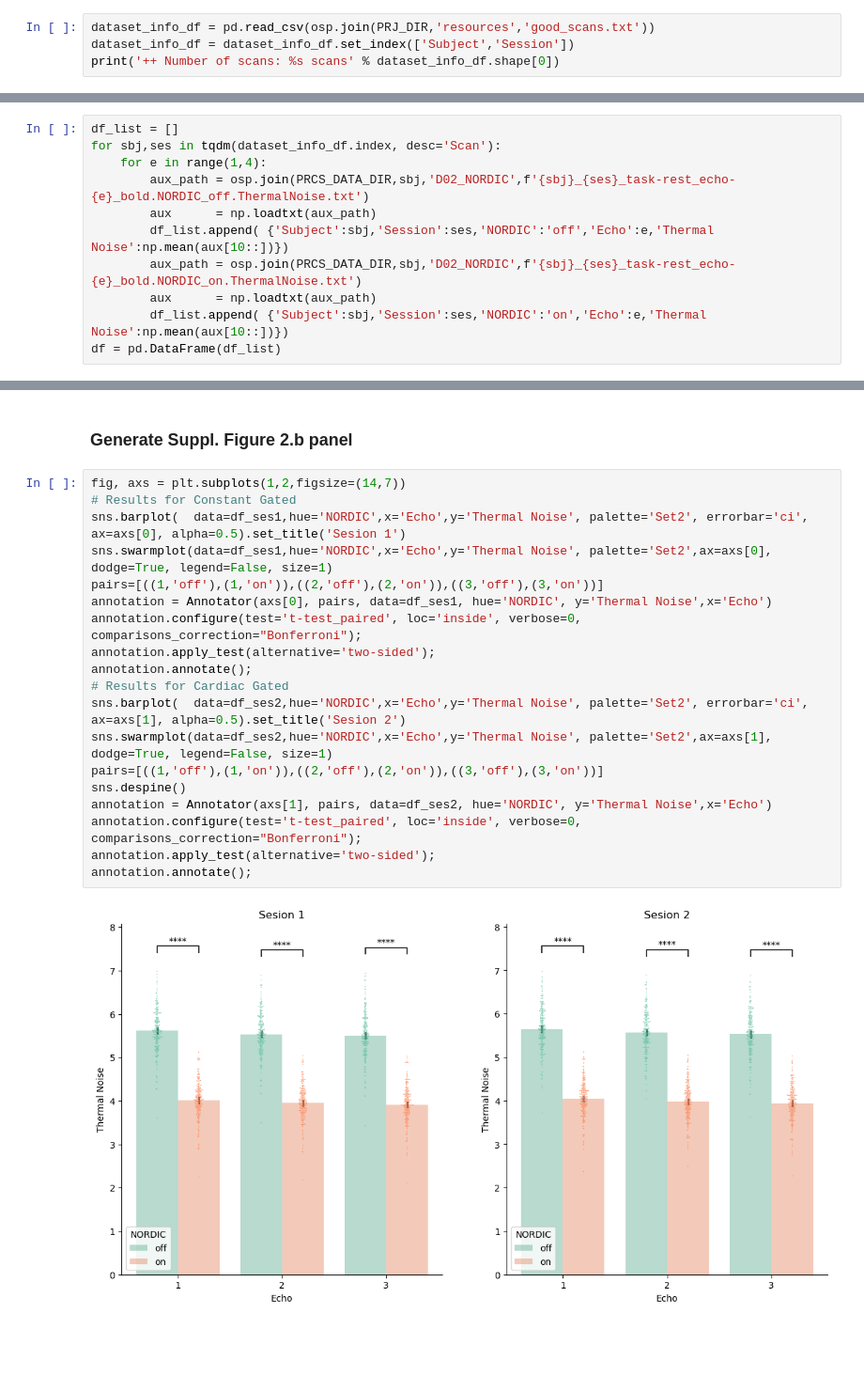
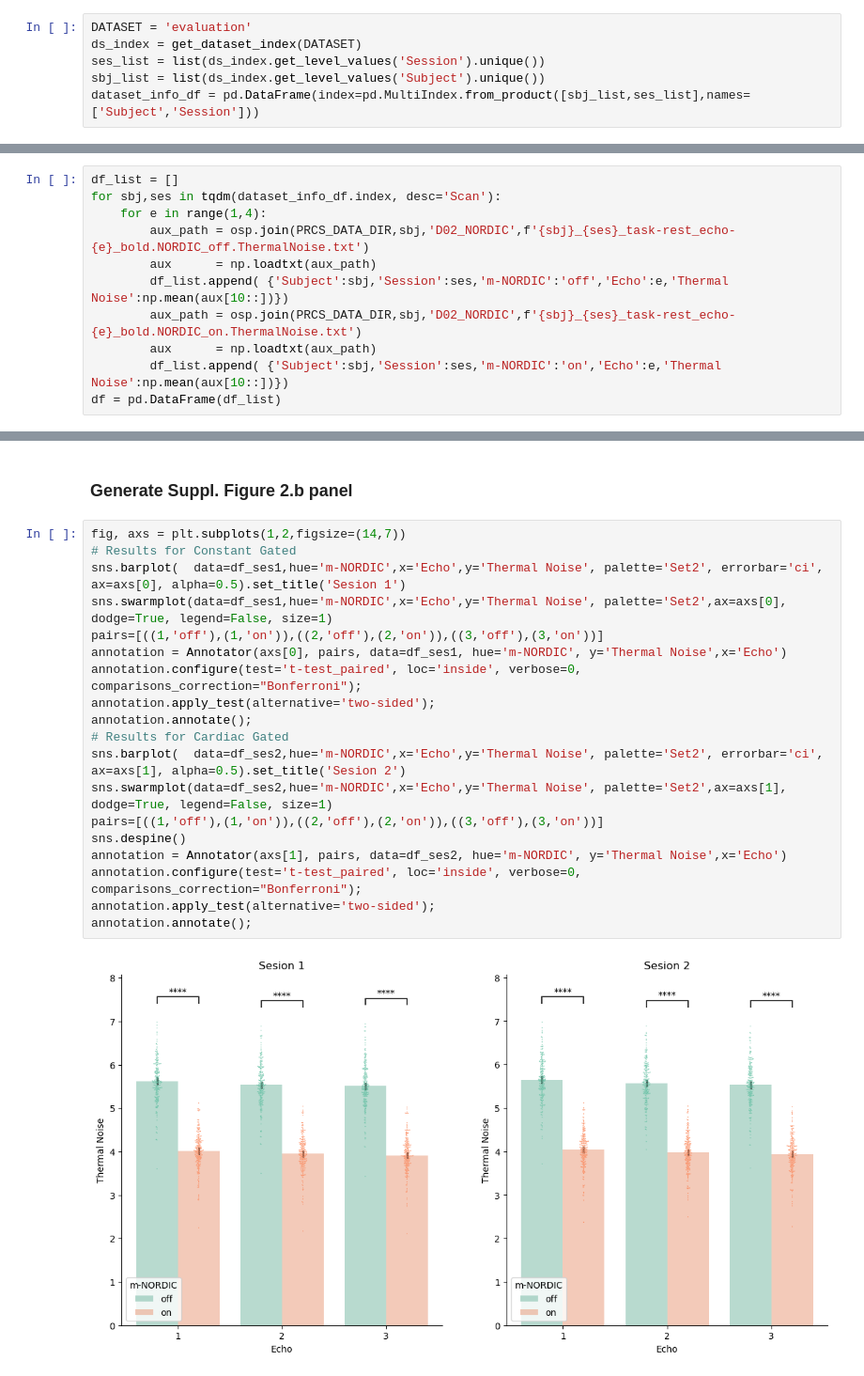
Before and after one commit to javiergcas/me_staticfc, a Jupyter notebook: code/notebooks/N01_ThermalNoise_beforeAfter_NORDIC.evaluation.ipynb, the cells around one changed output, grey strips where cells are left out. Shown at 94% size. Saved outputs shown, nothing was run; the diff lists cells and outputs as text; blank space fills up the shorter version.

```diff
--- a/code/notebooks/N01_ThermalNoise_beforeAfter_NORDIC.evaluation.ipynb
+++ b/code/notebooks/N01_ThermalNoise_beforeAfter_NORDIC.evaluation.ipynb
@@ -26,7 +28,9 @@ import matplotlib.pyplot as plt
 
 ### Load list of scans from the Evaluation dataset entering the final set of analyses
 # %%
-dataset_info_df = pd.read_csv(osp.join(PRJ_DIR,'resources','good_scans.txt'))
-dataset_info_df = dataset_info_df.set_index(['Subject','Session'])
-print('++ Number of scans: %s scans' % dataset_info_df.shape[0])
+DATASET = 'evaluation'
+ds_index = get_dataset_index(DATASET)
+ses_list = list(ds_index.get_level_values('Session').unique())
+sbj_list = list(ds_index.get_level_values('Subject').unique())
+dataset_info_df = pd.DataFrame(index=pd.MultiIndex.from_product([sbj_list,ses_list],names=['Subject','Session']))
 # %% [output]
@@ -39,10 +44,10 @@ for sbj,ses in tqdm(dataset_info_df.index, desc='Scan'):
     for e in range(1,4):
         aux_path = osp.join(PRCS_DATA_DIR,sbj,'D02_NORDIC',f'{sbj}_{ses}_task-rest_echo-{e}_bold.NORDIC_off.ThermalNoise.txt')
         aux      = np.loadtxt(aux_path)
-        df_list.append( {'Subject':sbj,'Session':ses,'NORDIC':'off','Echo':e,'Thermal Noise':np.mean(aux[10::])})
+        df_list.append( {'Subject':sbj,'Session':ses,'m-NORDIC':'off','Echo':e,'Thermal Noise':np.mean(aux[10::])})
         aux_path = osp.join(PRCS_DATA_DIR,sbj,'D02_NORDIC',f'{sbj}_{ses}_task-rest_echo-{e}_bold.NORDIC_on.ThermalNoise.txt')
         aux      = np.loadtxt(aux_path)
-        df_list.append( {'Subject':sbj,'Session':ses,'NORDIC':'on','Echo':e,'Thermal Noise':np.mean(aux[10::])})
+        df_list.append( {'Subject':sbj,'Session':ses,'m-NORDIC':'on','Echo':e,'Thermal Noise':np.mean(aux[10::])})
 df = pd.DataFrame(df_list)
 # %% [markdown]
 ### Separate the data by session ID
@@ -61,21 +66,21 @@ Thermal Noise reduction after NORDIC (%): 28.79 +/- 1.84
 # %%
 fig, axs = plt.subplots(1,2,figsize=(14,7))
 # Results for Constant Gated
-sns.barplot(  data=df_ses1,hue='NORDIC',x='Echo',y='Thermal Noise', palette='Set2', errorbar='ci', ax=axs[0], alpha=0.5).set_title('Sesion 1')
-sns.swarmplot(data=df_ses1,hue='NORDIC',x='Echo',y='Thermal Noise', palette='Set2',ax=axs[0], dodge=True, legend=False, size=1)
+sns.barplot(  data=df_ses1,hue='m-NORDIC',x='Echo',y='Thermal Noise', palette='Set2', errorbar='ci', ax=axs[0], alpha=0.5).set_title('Sesion 1')
+sns.swarmplot(data=df_ses1,hue='m-NORDIC',x='Echo',y='Thermal Noise', palette='Set2',ax=axs[0], dodge=True, legend=False, size=1)
 pairs=[((1,'off'),(1,'on')),((2,'off'),(2,'on')),((3,'off'),(3,'on'))]
-annotation = Annotator(axs[0], pairs, data=df_ses1, hue='NORDIC', y='Thermal Noise',x='Echo')
+annotation = Annotator(axs[0], pairs, data=df_ses1, hue='m-NORDIC', y='Thermal Noise',x='Echo')
 annotation.configure(test='t-test_paired', loc='inside', verbose=0, comparisons_correction="Bonferroni");
 annotation.apply_test(alternative='two-sided');
 annotation.annotate();
 # Results for Cardiac Gated
-sns.barplot(  data=df_ses2,hue='NORDIC',x='Echo',y='Thermal Noise', palette='Set2', errorbar='ci', ax=axs[1], alpha=0.5).set_title('Sesion 2')
-sns.swarmplot(data=df_ses2,hue='NORDIC',x='Echo',y='Thermal Noise', palette='Set2',ax=axs[1], dodge=True, legend=False, size=1)
+sns.barplot(  data=df_ses2,hue='m-NORDIC',x='Echo',y='Thermal Noise', palette='Set2', errorbar='ci', ax=axs[1], alpha=0.5).set_title('Sesion 2')
+sns.swarmplot(data=df_ses2,hue='m-NORDIC',x='Echo',y='Thermal Noise', palette='Set2',ax=axs[1], dodge=True, legend=False, size=1)
 pairs=[((1,'off'),(1,'on')),((2,'off'),(2,'on')),((3,'off'),(3,'on'))]
 sns.despine()
-annotation = Annotator(axs[1], pairs, data=df_ses2, hue='NORDIC', y='Thermal Noise',x='Echo')
+annotation = Annotator(axs[1], pairs, data=df_ses2, hue='m-NORDIC', y='Thermal Noise',x='Echo')
 annotation.configure(test='t-test_paired', loc='inside', verbose=0, comparisons_correction="Bonferroni");
 annotation.apply_test(alternative='two-sided');
 annotation.annotate();
 # %% [output]
-[figure, old version]
+[figure, new version]
```
Also changed, not shown: parts of 4 cells of this notebook, 3 other files.
